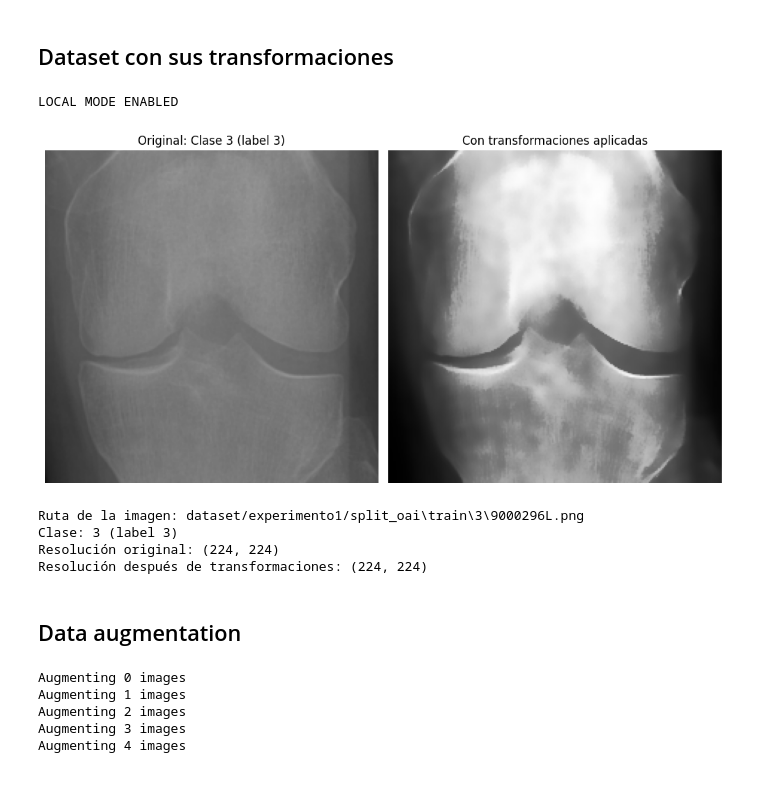
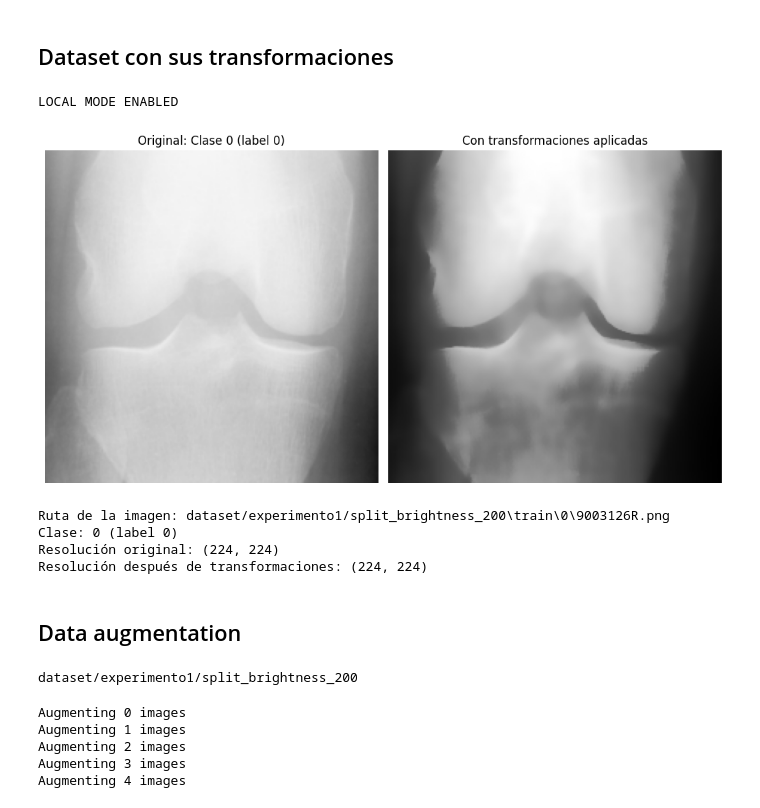
Before and after one commit to Tempus23/Radiography_TFG, a Jupyter notebook: Capitulo3_bright.ipynb, the cells around one changed output. Drawn from its saved outputs; the diff is of its cells as text; code cells hidden in the pictures.

```diff
--- a/Capitulo3_bright.ipynb
+++ b/Capitulo3_bright.ipynb
@@ -347,7 +363,7 @@ from torchvision import transforms
 import matplotlib.pyplot as plt
 
 class DatasetExperiment1(Dataset):
-    def __init__(self, mode='train', batch_size=32, local = False, path = SPLIT_OAI_PATH):
+    def __init__(self, mode='train', batch_size=32, local = False, path = NEW_DATASET_PATH):
         """
         Args:
             mode (str): 'train', 'val' o 'test'.
@@ -448,12 +464,12 @@ class DatasetExperiment1(Dataset):
             print(f"Resolución después de transformaciones: {trans_img.shape[:2]}")
 # %%
 dataset = DatasetExperiment1('train', batch_size=32, local = True)
-dataset.show_image(10, transformed = True)
+dataset.show_image(2, transformed = True)
 # %% [output]
 LOCAL MODE ENABLED
-[figure, old version]
+[figure, new version]
-Ruta de la imagen: dataset/experimento1/split_oai\train\3\9000296L.png
-Clase: 3 (label 3)
+Ruta de la imagen: dataset/experimento1/split_brightness_200\train\0\9003126R.png
+Clase: 0 (label 0)
 Resolución original: (224, 224)
 Resolución después de transformaciones: (224, 224)
 # %% [markdown]
@@ -475,6 +492,10 @@ for split in ['val', 'test']:
         for image in os.listdir(kl_grade_path):
             image_path = os.path.join(kl_grade_path, image)
             shutil.copy(image_path, os.path.join(AUGMENTED_DATASET_PATH, split, kl_grade, image))
+# %%
+print(SPLIT_OAI_PATH)
+# %% [output]
+dataset/experimento1/split_brightness_200
 # %%
 # Data augmentation for train
 
```
Also changed, not shown: parts of 4 cells of this notebook, 8 other files.
